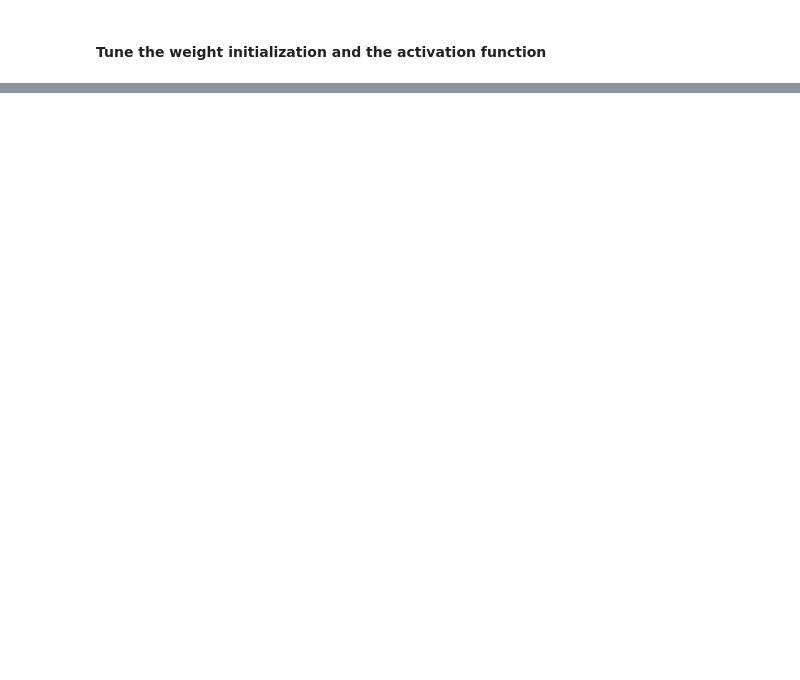
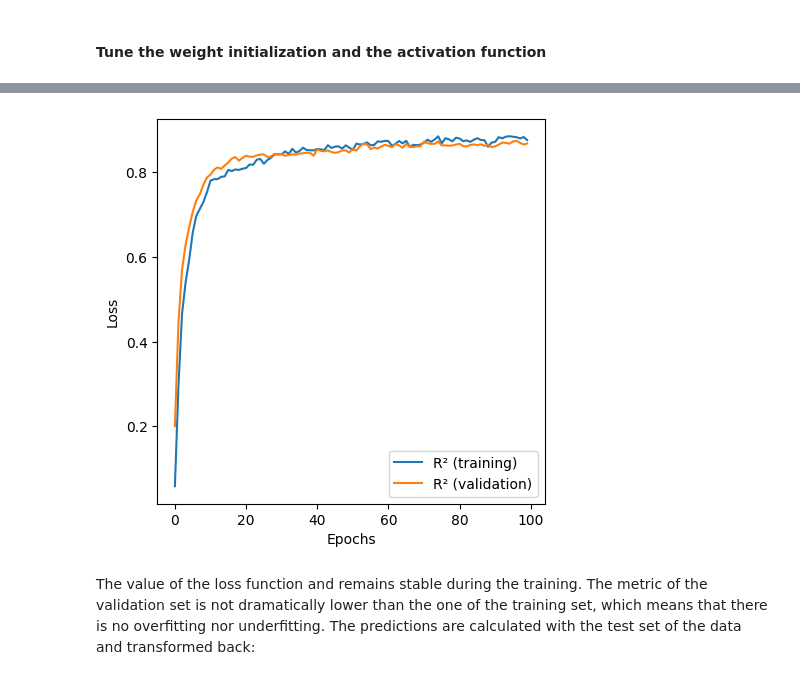
Before and after one commit to francoisbrouet/sep24_cds_int_us-welding, a Jupyter notebook: 5-neural_network_03_long_displacements.ipynb, the cells around one changed output, grey strips where cells are left out. Drawn from its saved outputs; the diff is of its cells as text; code cells hidden in the pictures; blank space fills up the shorter version.

```diff
--- a/5-neural_network_03_long_displacements.ipynb
+++ b/5-neural_network_03_long_displacements.ipynb
@@ -493,0 +556,13 @@ The best results are obtained for:
+# %%
+# Plot of the evoluation of the metric during the training
+fig = plt.figure(figsize=(5, 5))
+plt.plot(history.history['r2_score'], label='R² (training)')
+plt.plot(history.history['val_r2_score'], label='R² (validation)')
+plt.xlabel('Epochs')
+plt.ylabel('Loss')
+plt.legend()
+plt.show()
+# %% [output]
+[figure, added]
+# %% [markdown]
+The value of the loss function and remains stable during the training. The metric of the validation set is not dramatically lower than the one of the training set, which means that there is no overfitting nor underfitting. The predictions are calculated with the test set of the data and transformed back:
```
Also changed, not shown: parts of 42 cells of this notebook, 5 other files.
